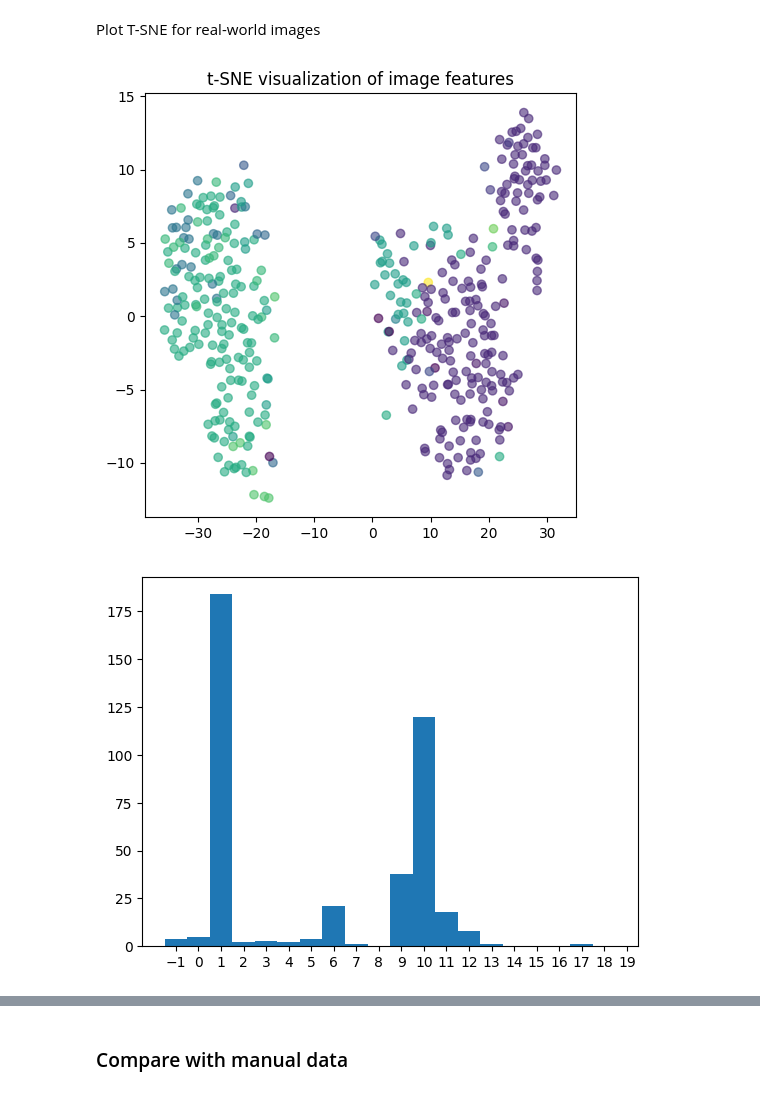
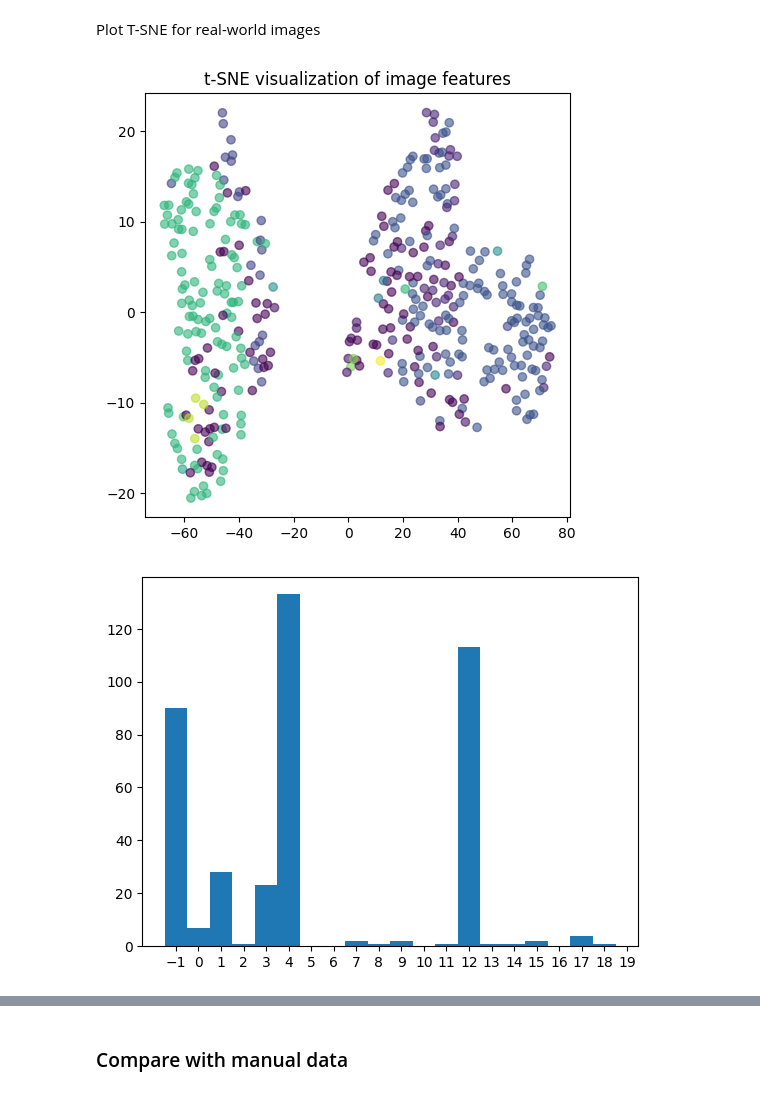
Before and after one commit to Digiratory/Pollen-Analyzer, a Jupyter notebook: 4_application_pipeline.ipynb, the cells around one changed output, grey strips where cells are left out. Saved outputs shown, nothing was run; the diff lists cells and outputs as text; code cells hidden in the pictures.

```diff
--- a/4_application_pipeline.ipynb
+++ b/4_application_pipeline.ipynb
@@ -120,7 +109,7 @@ plt.show()
 # %% [markdown]
 ### Process all images
 # %%
-segmentation_output_dir = "Save/app_pipeline/segmentation_output"
+segmentation_output_dir = "Save/app_pipeline/segmentation_output_sample"
 # %%
 if os.path.exists(segmentation_output_dir):
     shutil.rmtree(segmentation_output_dir)
@@ -139,7 +131,7 @@ n = math.ceil(len(all_obj_images) ** (1/2))
 fig, axs = plt.subplots(nrows=n, ncols=n, figsize=(n, n))
 for ax, img_path in zip(axs.flatten(), all_obj_images):
     image_rgb = io.imread(img_path)
-    image_rgb = clean_background(image_rgb)
+    # image_rgb = clean_background(image_rgb)
     ax.imshow(image_rgb)
     ax.set_axis_off()
     ax.set_title(os.path.basename(img_path), fontsize=6)
@@ -156,9 +148,10 @@ plt.show()
 # %%
 from common.osc_classification import OpenSetClassificationModel, extract_features
 
-classification_model = OpenSetClassificationModel(19)
+classification_model = OpenSetClassificationModel(20)
 classification_model.load_state_dict(torch.load(ModelPath.osc_classification))
 classification_model.to("cuda")
+classification_model.eval()
 # %% [output]
 Using cache found in C:\Users\siniz/.cache\torch\hub\facebookresearch_dinov2_main
 OpenSetClassificationModel(
@@ -218,47 +202,61 @@ from common.osc_classification import distance_to_scores, scores_to_class
 # %%
+model_class_to_c_number_remap = {}
+for i, c in enumerate(species_native):
+    model_class_to_c_number_remap[i] = species_classes_map_all[c]
+
+def prediction_to_class_name(prediction):
+    predicted_c_number = model_class_to_c_number_remap.get(prediction, -1)
+    return species_label_map_all[predicted_c_number]
+
 pred_labels = {}
 embeddings_data = []
 predicted_labels = []
 
-all_obj_images = glob(os.path.join(segmentation_output_dir,  "**", "*.png"), recursive=True)
+all_obj_images = glob(os.path.join(
+    segmentation_output_dir,  "**", "*.png"), recursive=True)
+
 for img_path in tqdm(all_obj_images):
-    img = Image.open(img_path).convert("RGB")
-    img = smooth_edges(img)
+    img = Image.open(img_path)#.convert("RGB")
+    # img = smooth_edges(img)
     features, pred_distances = extract_features(img, classification_model)
     vector = features[0]
     # classification by model
     scores = distance_to_scores(pred_distances)
     prediction = scores_to_class(scores, 8)
-    predict_str = [species_label_map_all[l.item()] for l in prediction.cpu()]
+    predict_str = [prediction_to_class_name(l.item()) for l in prediction.cpu()]
+
     pred_class = predict_str[0]
     if pred_class in pred_labels:
-        pred_labels[pred_class] = pred_labels[pred_class] + 1
+        pred_labels[pred_class] += 1
     else:
         pred_labels[pred_class] = 1
+
     embeddings_data.append(vector.cpu().numpy())
-    predicted_labels.append(prediction.cpu().numpy()[0])
+    predicted_label = model_class_to_c_number_remap.get(
+        prediction.cpu().numpy()[0], -1)
+    predicted_labels.append(predicted_label)
 # %% [markdown]
 Plot T-SNE for real-world images
 # %%
 # TSNE
 vectors = np.array(embeddings_data)
-tsne = TSNE(n_components=2, random_state=42, perplexity=30, metric="euclidean", n_iter=2000, n_jobs=-1, early_exaggeration=12)#cosine
+tsne = TSNE(n_components=2, random_state=45, perplexity=15, metric="euclidean", n_iter=2000, n_jobs=-1, early_exaggeration=15)#cosine
 vectors_2d = tsne.fit_transform(vectors)
 
 plt.figure(figsize=(5, 5))
 plt.scatter(vectors_2d[:,0], vectors_2d[:,1], c=predicted_labels, alpha=0.6)
 
 plt.title("t-SNE visualization of image features")
 plt.tight_layout()
 plt.show()
 # %% [output]
-[figure, old version]
+[figure, new version]
 # %%
 plt.hist(predicted_labels, bins=np.arange(21)-1,align="left")
 plt.xticks(np.arange(21)-1)
 plt.show()
 # %% [output]
-[figure, old version]
+[figure, new version]
 # %%
 pred_labels
 # %% [output]
```
Also changed, not shown: parts of 14 cells of this notebook, 18 other files.
